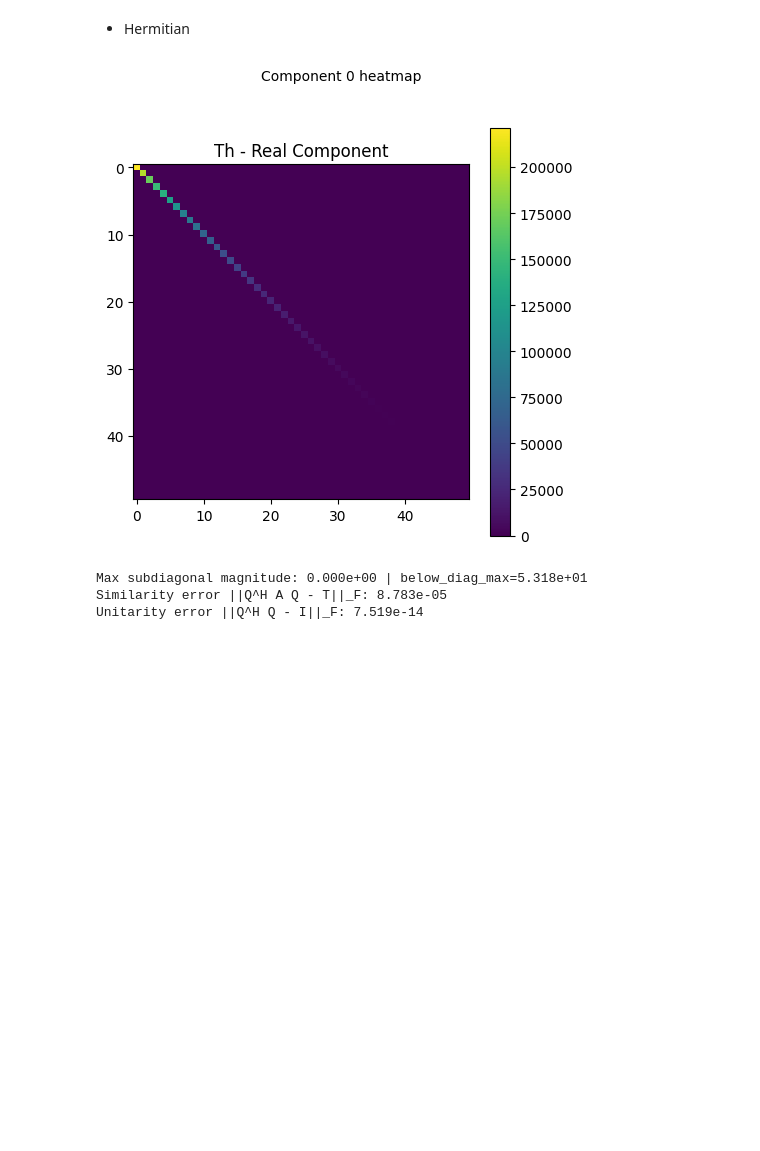
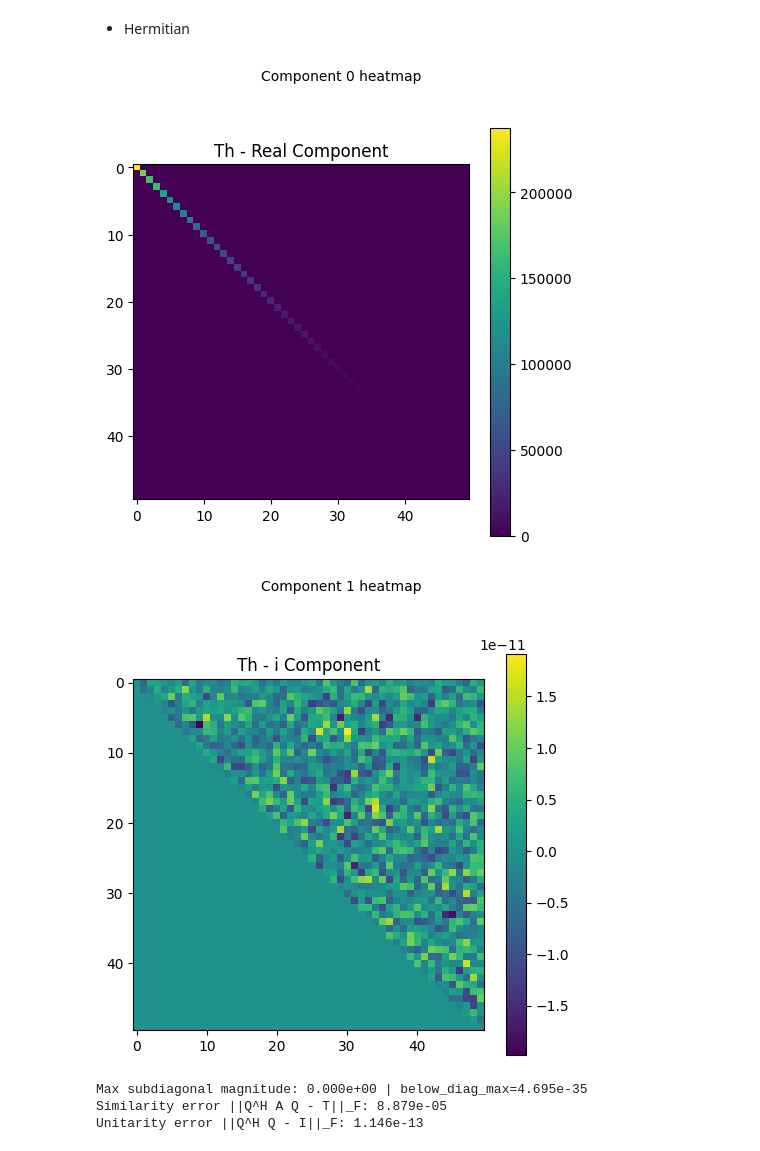
Before and after one commit to vleplat/QuatIca, a Jupyter notebook: QuatIca_Core_Functionality_Demo.ipynb, the cells around one changed output. Drawn from its saved outputs; the diff is of its cells as text; code cells hidden in the pictures; blank space fills up the shorter version.

```diff
--- a/QuatIca_Core_Functionality_Demo.ipynb
+++ b/QuatIca_Core_Functionality_Demo.ipynb
@@ -991,38 +805,41 @@ from core.utils import quat_matmat, quat_hermitian, quat_frobenius_norm
 from core.data_gen import create_test_matrix
 import numpy as np, quaternion, matplotlib.pyplot as plt
 
 n_herm = 50
 B = create_test_matrix(n_herm, n_herm)
 A_herm = quat_matmat(quat_hermitian(B), B)
 Qh, Th, diagh = quaternion_schur_unified(A_herm, variant="rayleigh", max_iter=1500, tol=1e-10, return_diagnostics=True, precompute_shifts=True, power_shift_steps=5)
 
 # Visualize T real component; should be (nearly) diagonal
 # Visualize T real component; should be (nearly) diagonal
 from core.visualization import Visualizer
 Visualizer.visualize_matrix(Th, component=0, title="Th - Real Component")
+Visualizer.visualize_matrix(Th, component=1, title="Th - i Component")
 
 
 # Print validation metrics
 max_sub = 0.0
 for i in range(1, n_herm):
     h = Th[i, i-1]
     sv = (h.w*h.w + h.x*h.x + h.y*h.y + h.z*h.z)**0.5
     if sv > max_sub:
         max_sub = sv
+below = 0.0
 for i in range(n_herm):
     for j in range(0, i):
-        q = T[i, j]
+        q = Th[i, j]
         below = max(below, (q.w*q.w + q.x*q.x + q.y*q.y + q.z*q.z)**0.5)
 sim = quat_frobenius_norm(quat_matmat(quat_hermitian(Qh), quat_matmat(A_herm, Qh)) - Th)
 unit = quat_frobenius_norm(quat_matmat(quat_hermitian(Qh), Qh) - np.eye(n_herm, dtype=np.quaternion))
 print(f"Max subdiagonal magnitude: {max_sub:.3e} | below_diag_max={below:.3e} ")
 print(f"Similarity error ||Q^H A Q - T||_F: {sim:.3e}")
 print(f"Unitarity error ||Q^H Q - I||_F: {unit:.3e}")
 # %% [output]
-[figure, old version]
+[figure, new version]
+[figure, added]
-Max subdiagonal magnitude: 0.000e+00 | below_diag_max=5.318e+01
-Similarity error ||Q^H A Q - T||_F: 8.783e-05
-Unitarity error ||Q^H Q - I||_F: 7.519e-14
+Max subdiagonal magnitude: 0.000e+00 | below_diag_max=4.695e-35
+Similarity error ||Q^H A Q - T||_F: 8.879e-05
+Unitarity error ||Q^H Q - I||_F: 1.146e-13
 # %%
 # 12b. Non-Hermitian Complex Power Iteration (Experimental)
 # This demo estimates a complex eigenvalue for a general (non-Hermitian) quaternion matrix
```
Also changed, not shown: parts of 23 cells of this notebook, 6 other files.
